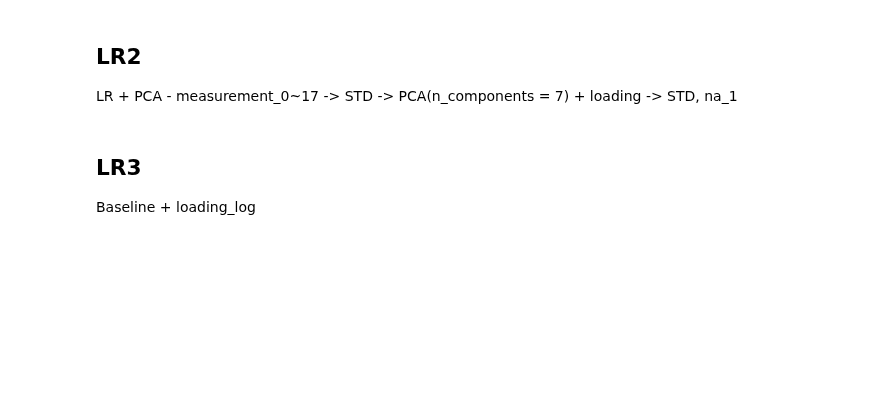
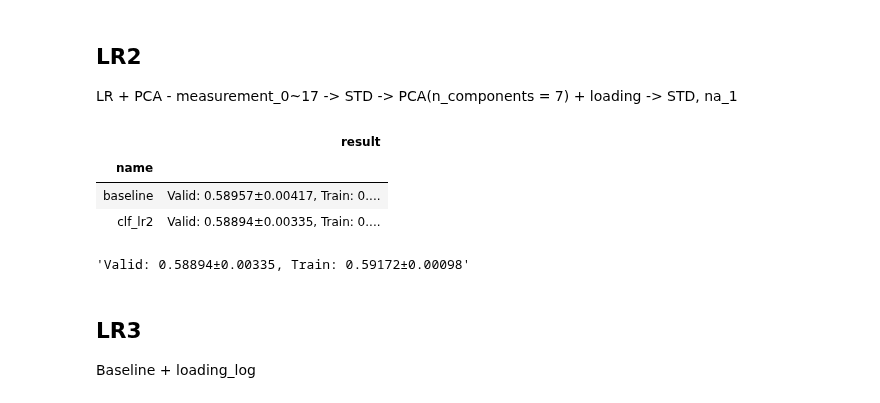
Before and after one commit to ok3/DS_lv3_2505_1, a Jupyter notebook: sec_ds_lv3_prob1_kaggle.ipynb, the cells around one changed output. Saved outputs shown, nothing was run; the diff lists cells and outputs as text; code cells hidden in the pictures; blank space fills up the shorter version.

```diff
--- a/sec_ds_lv3_prob1_kaggle.ipynb
+++ b/sec_ds_lv3_prob1_kaggle.ipynb
@@ -316,3 +364,21 @@ from sklearn.decomposition import PCA
+# %%
+# lr2: LR + feature PCA(n_components = 7)
+from sklearn.decomposition import PCA
+from sklearn.linear_model import LogisticRegression
+
+ct = ColumnTransformer([
+    ('std_pca', make_pipeline(StandardScaler(), PCA(n_components = 8)), ['measurement_{}'.format(i) for i in range(0, 18)]),
+    ('std', StandardScaler(), ['loading']),
+    ('pt', 'passthrough', ['na_1'])
+])
+clf_lr2 = make_pipeline(ct, LogisticRegression(solver = 'lbfgs', C = 0.03))
+eval_model('clf_lr2', clf_lr2)
+# %% [output]
+|  | result |
+| name |  |
+| baseline | Valid: 0.58957±0.00417, Train: 0.... |
+| clf_lr2 | Valid: 0.58894±0.00335, Train: 0.... |
+'Valid: 0.58894±0.00335, Train: 0.59172±0.00098'
 # %% [markdown]
 ## LR3
 
```
Also changed, not shown: parts of 12 cells of this notebook.
